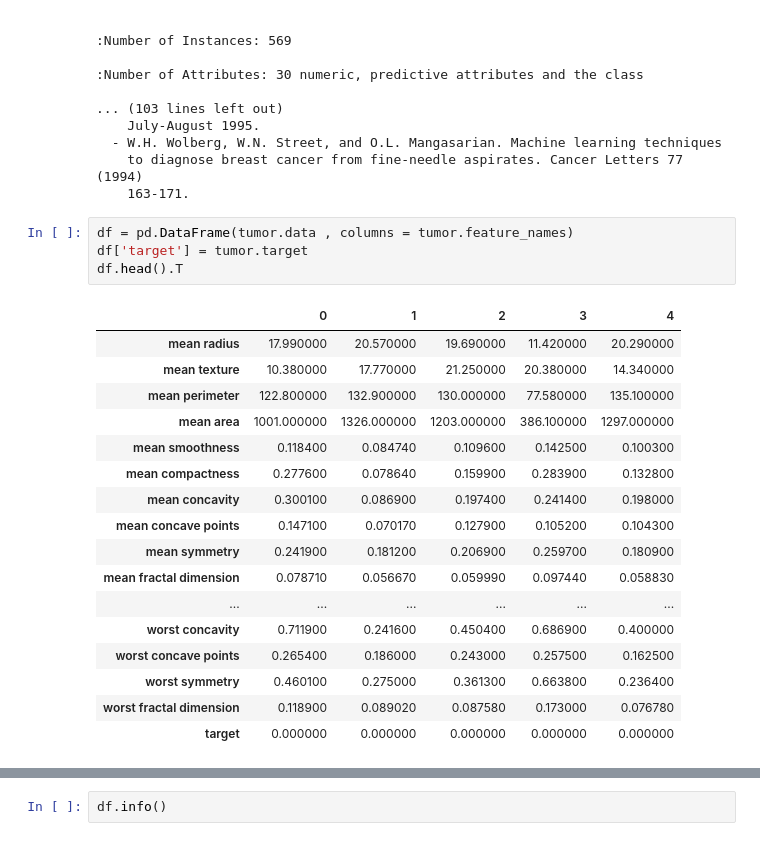
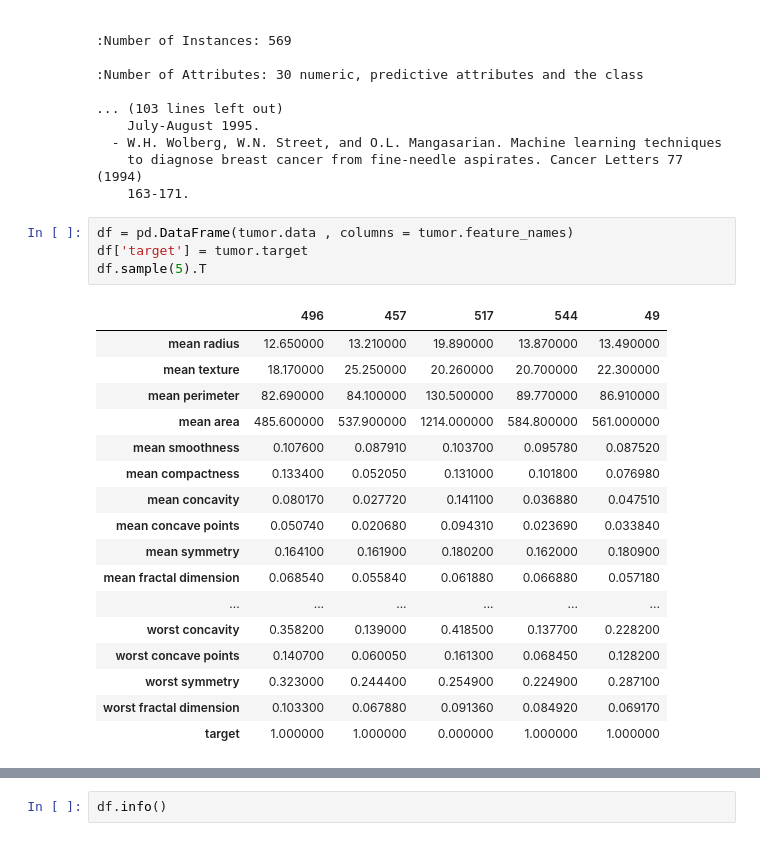
Before and after one commit to amanverma-98/TASK_2-ML-ALGO, a Jupyter notebook: logisticreg.ipynb, the cells around one changed output, grey strips where cells are left out. Drawn from its saved outputs; the diff is of its cells as text.

```diff
--- a/logisticreg.ipynb
+++ b/logisticreg.ipynb
@@ -29,22 +29,22 @@ Breast cancer Wisconsin (diagnostic) dataset
 # %%
 df = pd.DataFrame(tumor.data , columns = tumor.feature_names)
 df['target'] = tumor.target
-df.head().T
+df.sample(5).T
 # %% [output]
-|  | 0 | 1 | 2 | 3 | 4 |
-| mean radius | 17.990000 | 20.570000 | 19.690000 | 11.420000 | 20.290000 |
-| mean texture | 10.380000 | 17.770000 | 21.250000 | 20.380000 | 14.340000 |
-| mean perimeter | 122.800000 | 132.900000 | 130.000000 | 77.580000 | 135.100000 |
-| mean area | 1001.000000 | 1326.000000 | 1203.000000 | 386.100000 | 1297.000000 |
-| mean smoothness | 0.118400 | 0.084740 | 0.109600 | 0.142500 | 0.100300 |
-| mean compactness | 0.277600 | 0.078640 | 0.159900 | 0.283900 | 0.132800 |
-| mean concavity | 0.300100 | 0.086900 | 0.197400 | 0.241400 | 0.198000 |
-| mean concave points | 0.147100 | 0.070170 | 0.127900 | 0.105200 | 0.104300 |
-| mean symmetry | 0.241900 | 0.181200 | 0.206900 | 0.259700 | 0.180900 |
-| mean fractal dimension | 0.078710 | 0.056670 | 0.059990 | 0.097440 | 0.058830 |
+|  | 496 | 457 | 517 | 544 | 49 |
+| mean radius | 12.650000 | 13.210000 | 19.890000 | 13.870000 | 13.490000 |
+| mean texture | 18.170000 | 25.250000 | 20.260000 | 20.700000 | 22.300000 |
+| mean perimeter | 82.690000 | 84.100000 | 130.500000 | 89.770000 | 86.910000 |
+| mean area | 485.600000 | 537.900000 | 1214.000000 | 584.800000 | 561.000000 |
+| mean smoothness | 0.107600 | 0.087910 | 0.103700 | 0.095780 | 0.087520 |
+| mean compactness | 0.133400 | 0.052050 | 0.131000 | 0.101800 | 0.076980 |
+| mean concavity | 0.080170 | 0.027720 | 0.141100 | 0.036880 | 0.047510 |
+| mean concave points | 0.050740 | 0.020680 | 0.094310 | 0.023690 | 0.033840 |
+| mean symmetry | 0.164100 | 0.161900 | 0.180200 | 0.162000 | 0.180900 |
+| mean fractal dimension | 0.068540 | 0.055840 | 0.061880 | 0.066880 | 0.057180 |
 | ... | ... | ... | ... | ... | ... |
-| worst concavity | 0.711900 | 0.241600 | 0.450400 | 0.686900 | 0.400000 |
-| worst concave points | 0.265400 | 0.186000 | 0.243000 | 0.257500 | 0.162500 |
-| worst symmetry | 0.460100 | 0.275000 | 0.361300 | 0.663800 | 0.236400 |
-| worst fractal dimension | 0.118900 | 0.089020 | 0.087580 | 0.173000 | 0.076780 |
-| target | 0.000000 | 0.000000 | 0.000000 | 0.000000 | 0.000000 |
+| worst concavity | 0.358200 | 0.139000 | 0.418500 | 0.137700 | 0.228200 |
+| worst concave points | 0.140700 | 0.060050 | 0.161300 | 0.068450 | 0.128200 |
+| worst symmetry | 0.323000 | 0.244400 | 0.254900 | 0.224900 | 0.287100 |
+| worst fractal dimension | 0.103300 | 0.067880 | 0.091360 | 0.084920 | 0.069170 |
+| target | 1.000000 | 1.000000 | 0.000000 | 1.000000 | 1.000000 |
```
Also changed, not shown: parts of 18 cells of this notebook.
